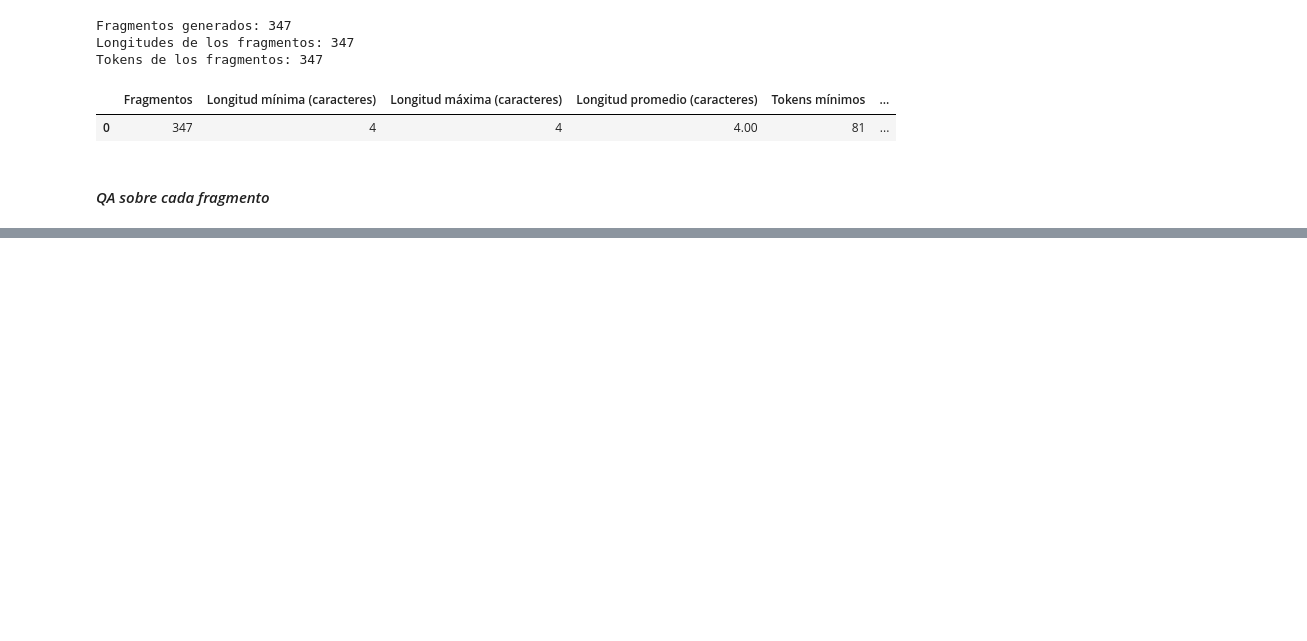
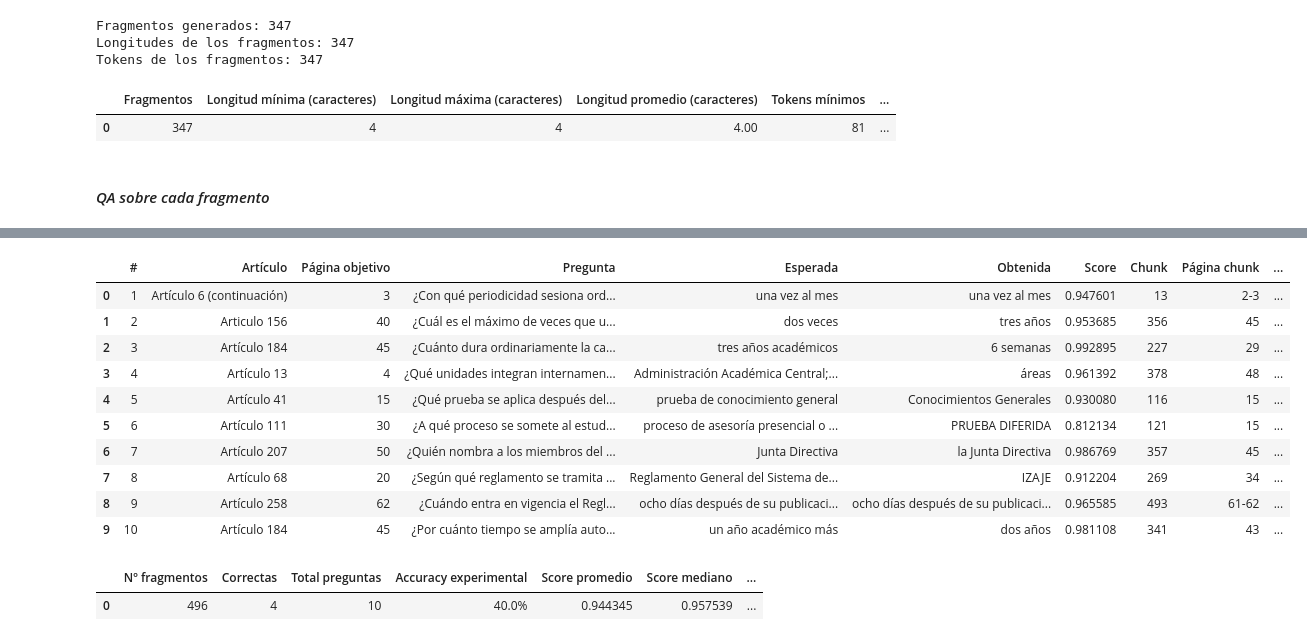
Before and after one commit to abner-rivas/Laboratorio---ML, a Jupyter notebook: laboratorio_ml_qa.ipynb, the cells around one changed output, grey strips where cells are left out. Cells and saved outputs as stored; diff of their text form; code cells hidden in the pictures; blank space fills up the shorter version.

Commit message:
feat: implementacion de qa para documentos extensos completada

```diff
--- a/laboratorio_ml_qa.ipynb
+++ b/laboratorio_ml_qa.ipynb
@@ -2048,0 +2127,7 @@ display(resultados_documento_base[columnas_base].style.format({
+# %%
+resultados_documento_overlap = ejecutar_configuracion(
+    "C — 500/0",
+    fragmentos_documento_overlap,
+    preguntas_documento,
+)
+assert len(resultados_documento_overlap) == 10
@@ -2048,0 +2145,37 @@ display(resultados_documento_base[columnas_base].style.format({
+# %%
+columnas_base = [
+    "#", "Artículo", "Página objetivo", "Pregunta", "Esperada", "Obtenida", "Score",
+    "Chunk", "Página chunk", "Página objetivo en chunk", "Tiempo (s)",
+    "Correcta"
+]
+display(resultados_documento_overlap[columnas_base].style.format({
+    "Score": "{:.6f}",
+    "Tiempo (s)": "{:.3f}",
+}))
+# %% [output]
+|  | # | Artículo | Página objetivo | Pregunta | Esperada | Obtenida | Score | Chunk | Página chunk | ... |
+| 0 | 1 | Artículo 6 (continuación) | 3 | ¿Con qué periodicidad sesiona ord... | una vez al mes | una vez al mes | 0.947601 | 13 | 2-3 | ... |
+| 1 | 2 | Articulo 156 | 40 | ¿Cuál es el máximo de veces que u... | dos veces | tres años | 0.953685 | 356 | 45 | ... |
+| 2 | 3 | Artículo 184 | 45 | ¿Cuánto dura ordinariamente la ca... | tres años académicos | 6 semanas | 0.992895 | 227 | 29 | ... |
+| 3 | 4 | Artículo 13 | 4 | ¿Qué unidades integran internamen... | Administración Académica Central;... | áreas | 0.961392 | 378 | 48 | ... |
+| 4 | 5 | Artículo 41 | 15 | ¿Qué prueba se aplica después del... | prueba de conocimiento general | Conocimientos Generales | 0.930080 | 116 | 15 | ... |
+| 5 | 6 | Artículo 111 | 30 | ¿A qué proceso se somete al estud... | proceso de asesoría presencial o ... | PRUEBA DIFERIDA | 0.812134 | 121 | 15 | ... |
+| 6 | 7 | Artículo 207 | 50 | ¿Quién nombra a los miembros del ... | Junta Directiva | la Junta Directiva | 0.986769 | 357 | 45 | ... |
+| 7 | 8 | Artículo 68 | 20 | ¿Según qué reglamento se tramita ... | Reglamento General del Sistema de... | IZAJE | 0.912204 | 269 | 34 | ... |
+| 8 | 9 | Artículo 258 | 62 | ¿Cuándo entra en vigencia el Regl... | ocho días después de su publicaci... | ocho días después de su publicaci... | 0.965585 | 493 | 61-62 | ... |
+| 9 | 10 | Artículo 184 | 45 | ¿Por cuánto tiempo se amplía auto... | un año académico más | dos años | 0.981108 | 341 | 43 | ... |
+# %%
+resumen_documento_base_overlap = resumir_configuracion(
+    resultados_documento_overlap,
+    len(fragmentos_documento_overlap),
+)
+display(pd.DataFrame([resumen_documento_base_overlap]).style.format({
+    "Accuracy experimental": "{:.1%}",
+    "Score promedio": "{:.6f}",
+    "Score mediano": "{:.6f}",
+    "Tiempo promedio (s)": "{:.3f}",
+    "Tiempo total (s)": "{:.3f}",
+}))
+# %% [output]
+|  | Nº fragmentos | Correctas | Total preguntas | Accuracy experimental | Score promedio | Score mediano | ... |
+| 0 | 496 | 4 | 10 | 40.0% | 0.944345 | 0.957539 | ... |
```
Also changed, not shown: parts of 13 cells of this notebook, 1 other file.
